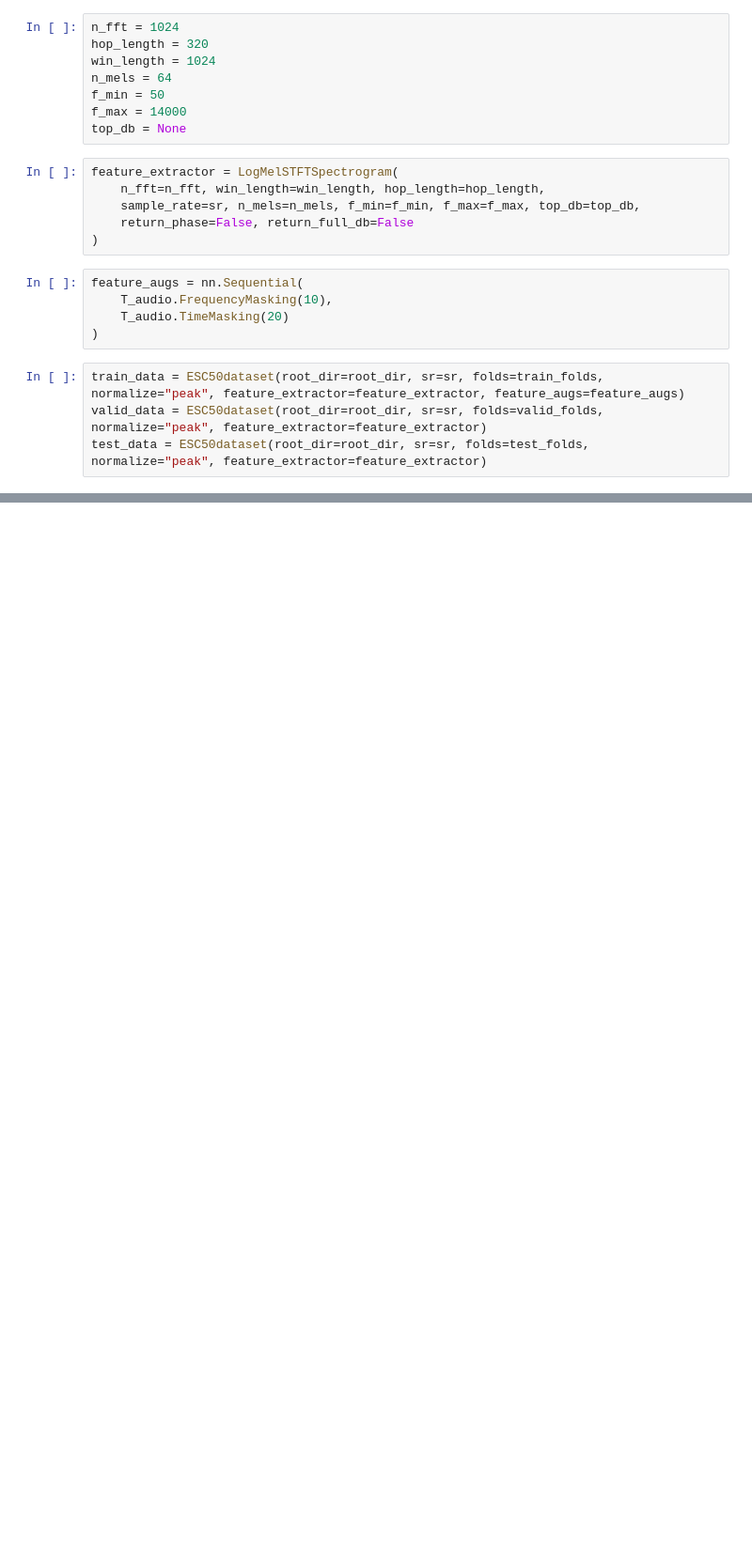
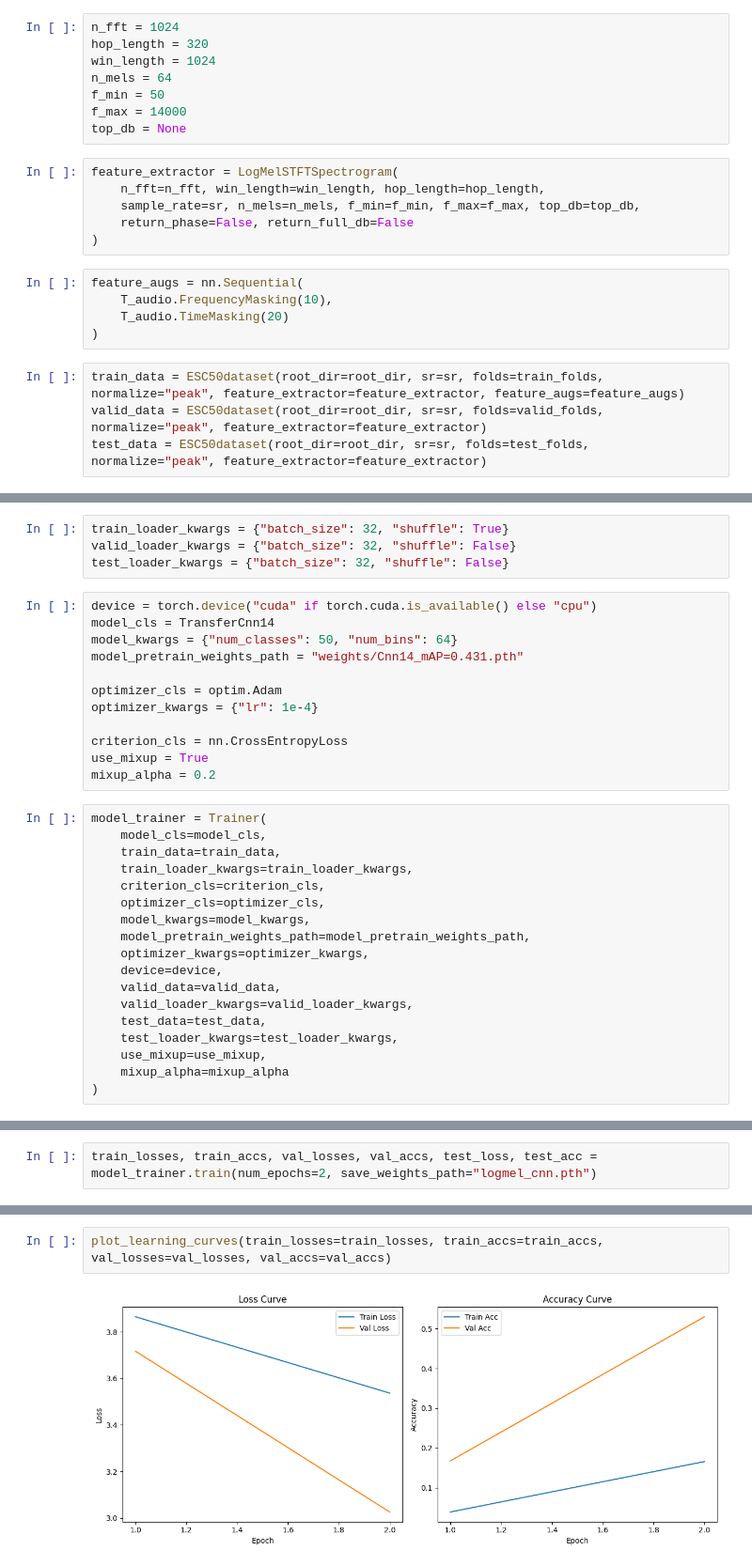
Before and after one commit to exile8/coursework24, a Jupyter notebook: train_model_mel.ipynb, the cells around one changed output, grey strips where cells are left out. Shown: that part at 94% size. Drawn from its saved outputs; the diff is of its cells as text; blank space fills up the shorter version.

```diff
--- a/train_model_mel.ipynb
+++ b/train_model_mel.ipynb
@@ -55,0 +44,34 @@ Audio(train_data_try[4][0], rate=sr)
+# %%
+train_loader_kwargs = {"batch_size": 32, "shuffle": True}
+valid_loader_kwargs = {"batch_size": 32, "shuffle": False}
+test_loader_kwargs = {"batch_size": 32, "shuffle": False}
+# %%
+device = torch.device("cuda" if torch.cuda.is_available() else "cpu")
+model_cls = TransferCnn14
+model_kwargs = {"num_classes": 50, "num_bins": 64}
+model_pretrain_weights_path = "weights/Cnn14_mAP=0.431.pth"
+
+optimizer_cls = optim.Adam
+optimizer_kwargs = {"lr": 1e-4}
+
+criterion_cls = nn.CrossEntropyLoss
+use_mixup = True
+mixup_alpha = 0.2
+# %%
+model_trainer = Trainer(
+    model_cls=model_cls,
+    train_data=train_data,
+    train_loader_kwargs=train_loader_kwargs,
+    criterion_cls=criterion_cls,
+    optimizer_cls=optimizer_cls,
+    model_kwargs=model_kwargs,
+    model_pretrain_weights_path=model_pretrain_weights_path,
+    optimizer_kwargs=optimizer_kwargs,
+    device=device,
+    valid_data=valid_data,
+    valid_loader_kwargs=valid_loader_kwargs,
+    test_data=test_data,
+    test_loader_kwargs=test_loader_kwargs,
+    use_mixup=use_mixup,
+    mixup_alpha=mixup_alpha
+)
@@ -55,0 +80,2 @@ Audio(train_data_try[4][0], rate=sr)
+# %%
+train_losses, train_accs, val_losses, val_accs, test_loss, test_acc = model_trainer.train(num_epochs=2, save_weights_path="logmel_cnn.pth")
@@ -55,0 +90,4 @@ Audio(train_data_try[4][0], rate=sr)
+# %%
+plot_learning_curves(train_losses=train_losses, train_accs=train_accs, val_losses=val_losses, val_accs=val_accs)
+# %% [output]
+[figure, added]
```
Also changed, not shown: parts of 7 cells of this notebook, 3 other files.
